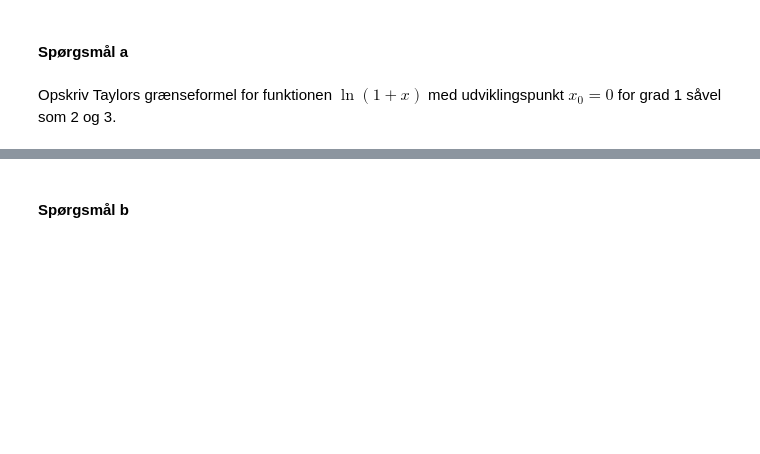
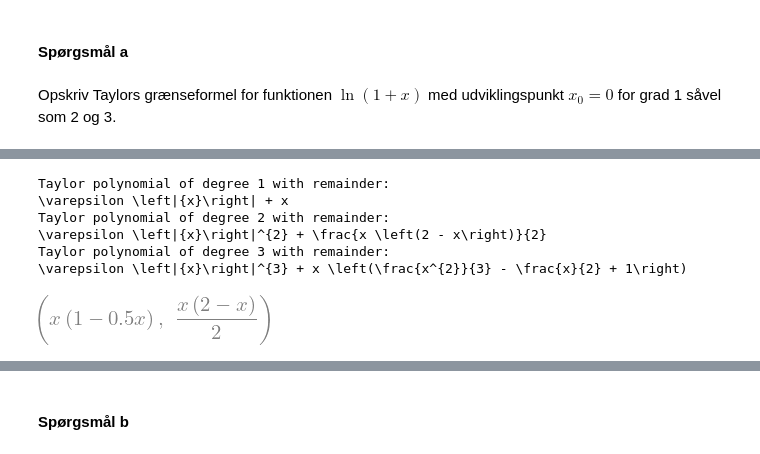
Before and after one commit to Chrisser1/01002-Mathematics-1b, a Jupyter notebook: week5/inclass_week05.ipynb, the cells around one changed output, grey strips where cells are left out. Cells and saved outputs as stored; diff of their text form; code cells hidden in the pictures; blank space fills up the shorter version.

```diff
--- a/week5/inclass_week05.ipynb
+++ b/week5/inclass_week05.ipynb
@@ -722,0 +901,26 @@ Opskriv Taylors grænseformel for funktionen $\ln(1+x)$  med udviklingspunkt $x_
+# %%
+# Svar
+x, epsilon = symbols('x varepsilon')
+f = ln(1 + x)
+x_matrix = Matrix([x])
+x0 = Matrix([0])
+
+for i in range(1,3+1):
+    P = taylorN(f, x_matrix, x0, i)
+    # Add the "Lagrange form" remainder without absolute value:
+    remainder = epsilon * (x_matrix - x0).norm()**(i)
+
+    taylor_with_remainder = P + remainder
+    print(f"Taylor polynomial of degree {i} with remainder:")
+    print_latex(taylor_with_remainder)
+# %% [output]
+Taylor polynomial of degree 1 with remainder:
+\varepsilon \left|{x}\right| + x
+Taylor polynomial of degree 2 with remainder:
+\varepsilon \left|{x}\right|^{2} + \frac{x \left(2 - x\right)}{2}
+Taylor polynomial of degree 3 with remainder:
+\varepsilon \left|{x}\right|^{3} + x \left(\frac{x^{2}}{3} - \frac{x}{2} + 1\right)
+# %%
+taylorDegree2(f, x_matrix, x0)
+# %% [output]
+[figure, added]
```
Also changed, not shown: parts of 19 cells of this notebook, 2 other files.
